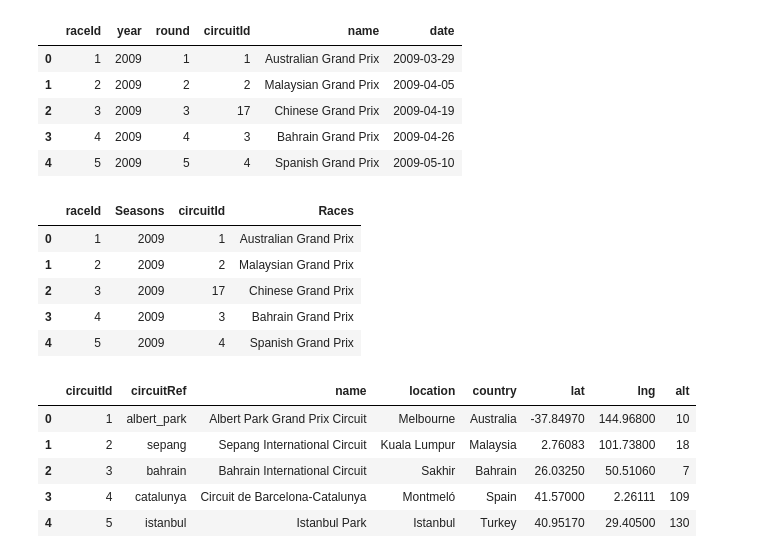
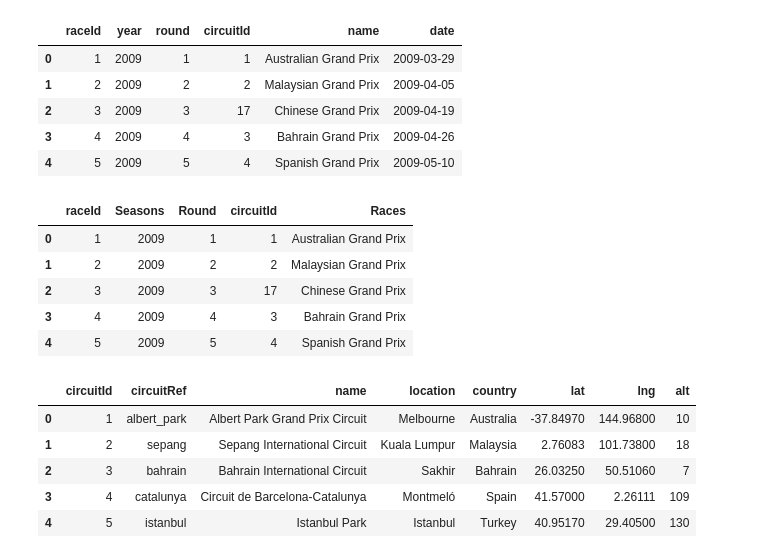
Before and after one commit to JuanGouveia/Final-Project, a Jupyter notebook: streamlit/data_process/races_process.ipynb, the cells around one changed output. Drawn from its saved outputs; the diff is of its cells as text; code cells hidden in the pictures.

```diff
--- a/streamlit/data_process/races_process.ipynb
+++ b/streamlit/data_process/races_process.ipynb
@@ -56,18 +56,18 @@ races.head()
 | 3 | 4 | 2009 | 4 | 3 | Bahrain Grand Prix | 2009-04-26 |
 | 4 | 5 | 2009 | 5 | 4 | Spanish Grand Prix | 2009-05-10 |
 # %%
-races = races.drop(['date', 'round'], axis=1)
+races = races.drop('date', axis=1)
 
-races.rename(columns={'year': 'Seasons', 'name': 'Races'}, inplace=True)
+races.rename(columns={'year': 'Seasons', 'round': 'Round', 'name': 'Races'}, inplace=True)
 
 races.head()
 # %% [output]
-|  | raceId | Seasons | circuitId | Races |
-| 0 | 1 | 2009 | 1 | Australian Grand Prix |
-| 1 | 2 | 2009 | 2 | Malaysian Grand Prix |
-| 2 | 3 | 2009 | 17 | Chinese Grand Prix |
-| 3 | 4 | 2009 | 3 | Bahrain Grand Prix |
-| 4 | 5 | 2009 | 4 | Spanish Grand Prix |
+|  | raceId | Seasons | Round | circuitId | Races |
+| 0 | 1 | 2009 | 1 | 1 | Australian Grand Prix |
+| 1 | 2 | 2009 | 2 | 2 | Malaysian Grand Prix |
+| 2 | 3 | 2009 | 3 | 17 | Chinese Grand Prix |
+| 3 | 4 | 2009 | 4 | 3 | Bahrain Grand Prix |
+| 4 | 5 | 2009 | 5 | 4 | Spanish Grand Prix |
 # %%
 circuits.head()
 # %% [output]
```
Also changed, not shown: parts of 8 cells of this notebook, 3 other files.
